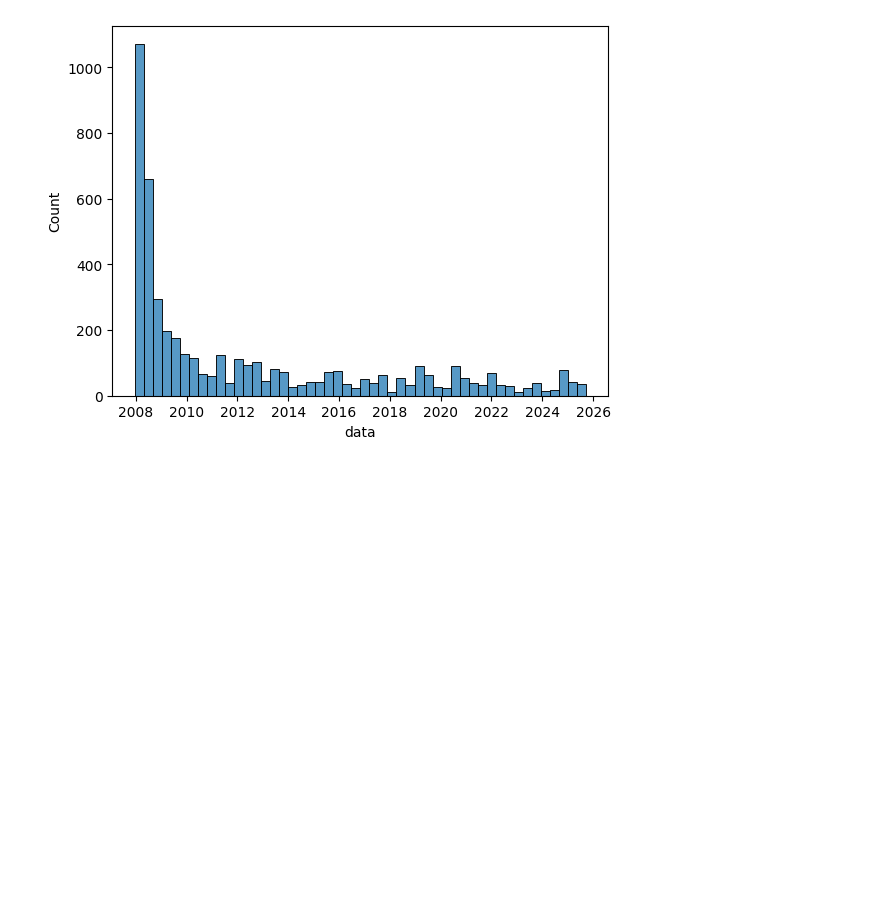
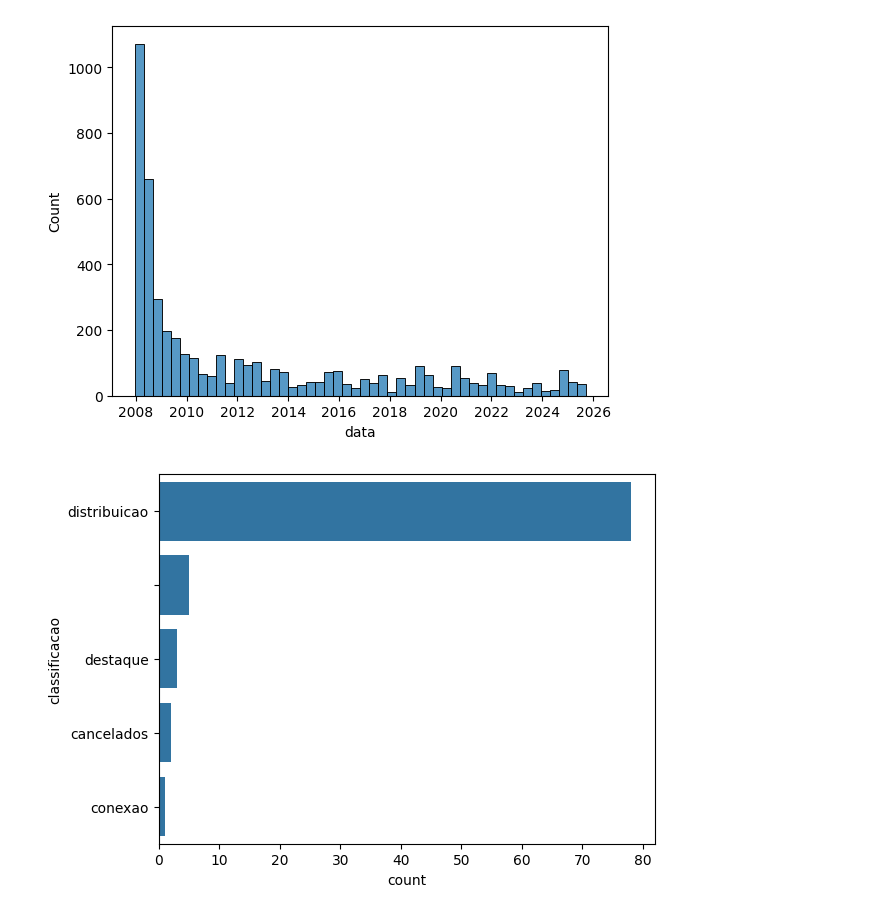
Before and after one commit to noah-art3mis/judex-mini, a Jupyter notebook: andamentos.ipynb, the cells around one changed output. Cells and saved outputs as stored; diff of their text form; code cells hidden in the pictures; blank space fills up the shorter version.

Commit message:
add andamentos classification

```diff
--- a/andamentos.ipynb
+++ b/andamentos.ipynb
@@ -140,2 +129,8 @@ sns.histplot(andamentos['data'], bins=50);
 # %%
-# classificacao
+from src.transform.andamentos import classify_andamentos
+
+andamentos = classify_andamentos(df, "classificacao", "andamentos")
+# %%
+sns.barplot(x=andamentos['classificacao'].value_counts(), y=andamentos['classificacao'].value_counts().index);
+# %% [output]
+[figure, added]
```
Also changed, not shown: parts of 4 cells of this notebook, 3 other files.
